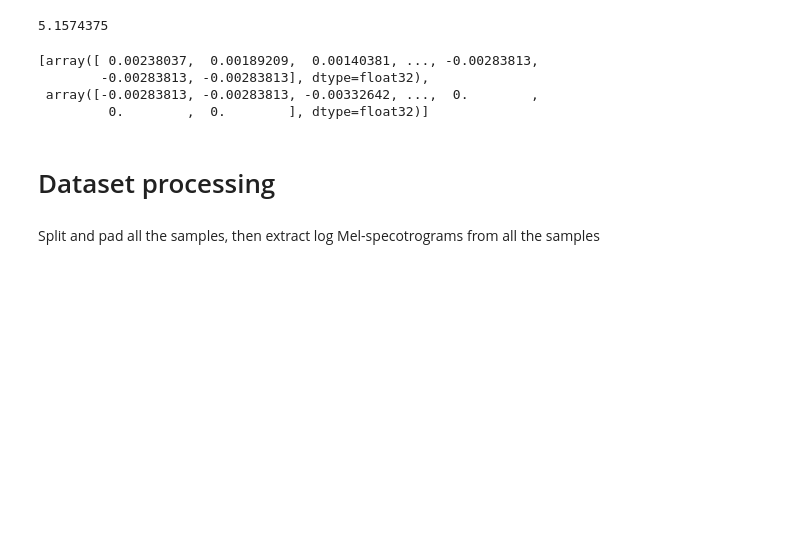
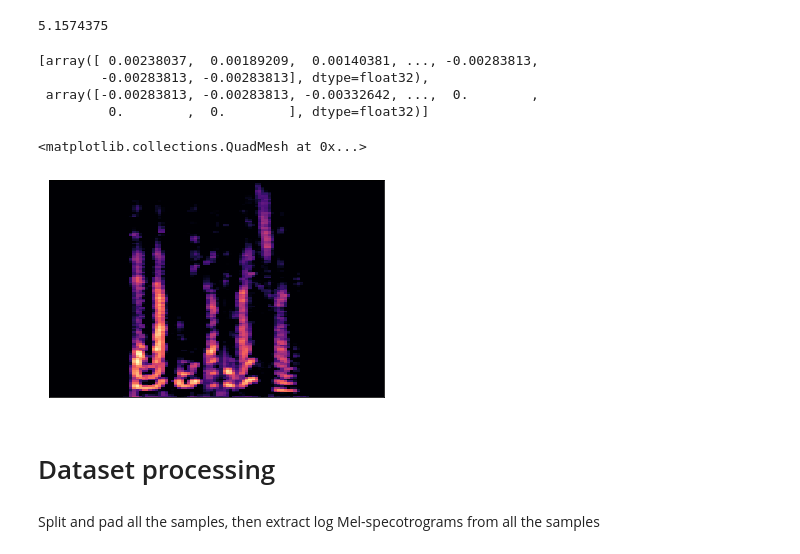
Before and after one commit to LIMUNIMI/thesis_adversarial_ml_audio, a Jupyter notebook: preprocessing.ipynb, the cells around one changed output. Cells and saved outputs as stored; diff of their text form; code cells hidden in the pictures; blank space fills up the shorter version.

```diff
--- a/preprocessing.ipynb
+++ b/preprocessing.ipynb
@@ -135,6 +139,13 @@ splitted
         -0.00283813, -0.00283813], dtype=float32),
  array([-0.00283813, -0.00283813, -0.00332642, ...,  0.        ,
          0.        ,  0.        ], dtype=float32)]
+# %%
+mels = librosa.feature.melspectrogram(y=padded, sr=sample_rate, n_fft=2048, hop_length=512, n_mels=128)
+log = librosa.amplitude_to_db(mels, ref=np.min)
+librosa.display.specshow(log, sr=sample_rate)
+# %% [output]
+<matplotlib.collections.QuadMesh at 0x...>
+[figure, added]
 # %% [markdown]
 # Dataset processing
 # %% [markdown]
```
Also changed, not shown: parts of 15 cells of this notebook.
